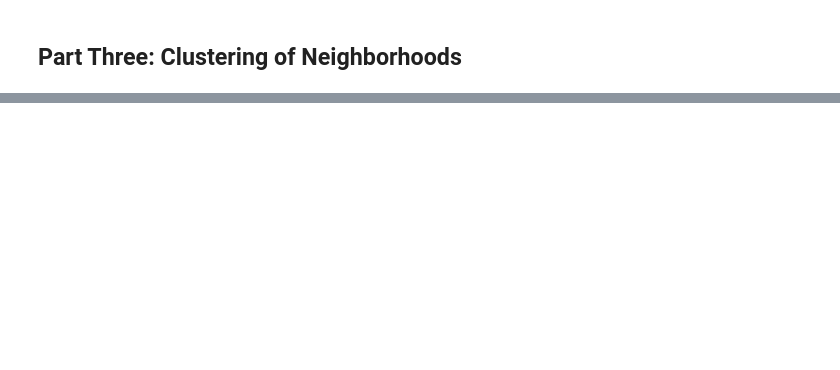
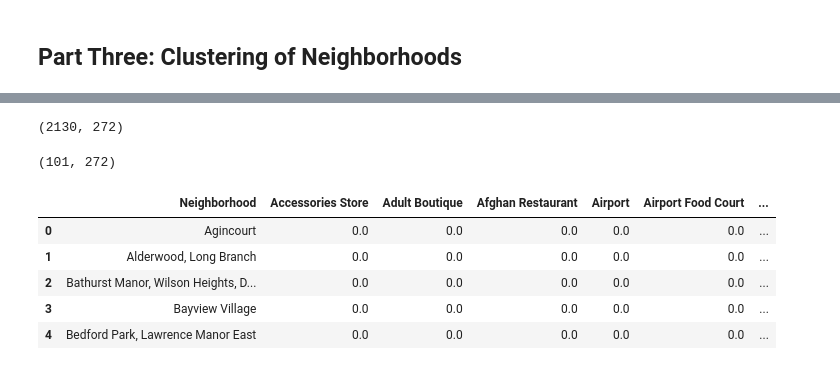
Before and after one commit to amsalexander23/Coursera_Capstone, a Jupyter notebook: Segmenting and Clustering Neighborhoods in Toronto.ipynb, the cells around one changed output, grey strips where cells are left out. Saved outputs shown, nothing was run; the diff lists cells and outputs as text; code cells hidden in the pictures; blank space fills up the shorter version.

```diff
--- a/Segmenting and Clustering Neighborhoods in Toronto.ipynb
+++ b/Segmenting and Clustering Neighborhoods in Toronto.ipynb
@@ -113,2 +105,14 @@ York                              5             5         5          5
 # %% [markdown]
 <h2>Part Three: Clustering of Neighborhoods</h2>
+# %%
+#Address used to find the lat and long for toronto
+address = 'Toronto, CA'
+
+#Using geolocator to find the coordinates for the folium map
+geolocator = Nominatim(user_agent='toronto')
+location = geolocator.geocode(address)
+latitude = location.latitude
+longitude = location.longitude
+
+#Print out to show that the geolocator worked
+print('Lat = {}, Long = {}'.format(latitude, longitude))
@@ -114,0 +146,6 @@ York                              5             5         5          5
+# %%
+#Foursquare data
+CLIENT_ID = 'B0Q23MY5HDPPYYD152WCVCELTQCORGX0WVA3E0PSNKBGEF21'
+CLIENT_SECRET = 'HVDBDQNM4A50RDADN0BSHHFMZFEGPZT5ZROBBPAD3QII3Q0I'
+VERSION = '20180605'
+LIMIT = 100
@@ -114,0 +206,31 @@ York                              5             5         5          5
+# %%
+#one hot encoding
+toronto_onehot = pd.get_dummies(venues[['Venue Category']], prefix="", prefix_sep="")
+
+#Neighborhood added back in
+toronto_onehot['Neighborhood'] = venues['Neighborhood']
+
+#way to fix teh neighborhood column as it was not being placed into the correct spot
+non_neigh = toronto_onehot.iloc[:, toronto_onehot.columns != 'Neighborhood']
+
+#Correction of the one hot encoding dataframe
+fixed_columns = ['Neighborhood'] + non_neigh.columns.tolist()
+toronto_onehot = toronto_onehot[fixed_columns]
+
+#Shape of the dataframe
+toronto_onehot.shape
+# %% [output]
+(2130, 272)
+# %%
+#Grouping of the data into neighborhoods
+toronto_grouped = toronto_onehot.groupby('Neighborhood').mean().reset_index()
+print(toronto_grouped.shape)
+toronto_grouped.head()
+# %% [output]
+(101, 272)
+|  | Neighborhood | Accessories Store | Adult Boutique | Afghan Restaurant | Airport | Airport Food Court | ... |
+| 0 | Agincourt | 0.0 | 0.0 | 0.0 | 0.0 | 0.0 | ... |
+| 1 | Alderwood, Long Branch | 0.0 | 0.0 | 0.0 | 0.0 | 0.0 | ... |
+| 2 | Bathurst Manor, Wilson Heights, D... | 0.0 | 0.0 | 0.0 | 0.0 | 0.0 | ... |
+| 3 | Bayview Village | 0.0 | 0.0 | 0.0 | 0.0 | 0.0 | ... |
+| 4 | Bedford Park, Lawrence Manor East | 0.0 | 0.0 | 0.0 | 0.0 | 0.0 | ... |
```
Also changed, not shown: parts of 23 cells of this notebook.
